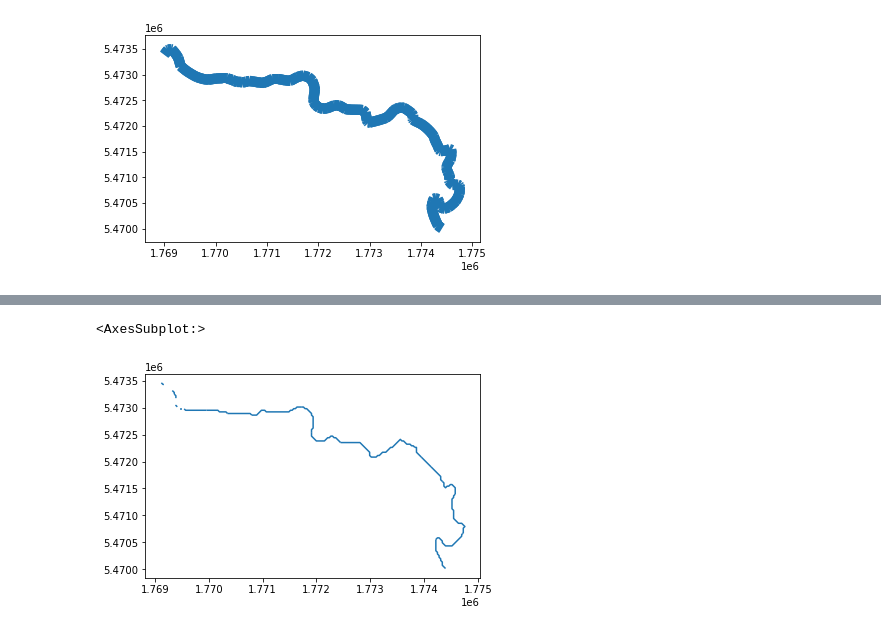
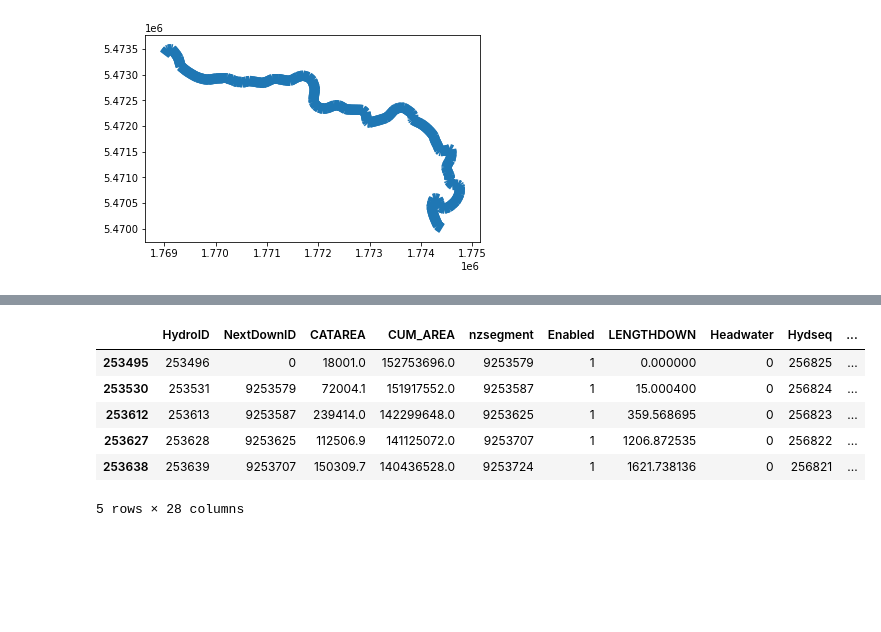
Before and after one commit to rosepearson/Hydrologic-DEMs-scripts, a Jupyter notebook: jupyter_notebooks/Extract river channel shapes.ipynb, the cells around one changed output, grey strips where cells are left out. Drawn from its saved outputs; the diff is of its cells as text; code cells hidden in the pictures; blank space fills up the shorter version.

```diff
--- a/jupyter_notebooks/Extract river channel shapes.ipynb
+++ b/jupyter_notebooks/Extract river channel shapes.ipynb
@@ -14,9 +14,9 @@ display(HTML("<style>.container { width:100% !important; }</style>"))
 Load in files - note using REC2.4 only because Ude used this when deriving population and slope over catchment patches. In future we should be using REC2.5
 # %%
 base_path = pathlib.Path(r"C:\Users\pearsonra\Documents\data\river_bathemetry")
-rec2 = geopandas.read_file(r"C:\Users\pearsonra\Documents\data\river_bathemetry\rec_domains\rec2_rivers.shp")
+rec2 = geopandas.read_file(r"C:\Users\pearsonra\Documents\data\river_bathemetry\rec_domains\rec2_4\rec2_rivers.shp")
 #dn3 = geopandas.read_file(r"")
-domains = geopandas.read_file(r"C:\Users\pearsonra\Documents\data\river_bathemetry\rec_domains\super_domains_sort_traces.gpkg")
+domains = geopandas.read_file(r"C:\Users\pearsonra\Documents\data\river_bathemetry\rec_domains\rec2_4\super_domains_sort_traces.gpkg")
 waikanae_lower_catchment = geopandas.read_file(
     r"C:\Users\pearsonra\Documents\data\river_bathemetry\waikanae\small_waikanae.shp")
 westport_catchment = geopandas.read_file(
@@ -482,5 +477,10 @@ flat_waikanae_river_area.loc[[254357, 254240]].plot()
 # %%
-flat_waikanae_river_area.plot()
+flat_waikanae_river_area.head()
 # %% [output]
+|  | HydroID | NextDownID | CATAREA | CUM_AREA | nzsegment | Enabled | LENGTHDOWN | Headwater | Hydseq | ... |
+| 253495 | 253496 | 0 | 18001.0 | 152753696.0 | 9253579 | 1 | 0.000000 | 0 | 256825 | ... |
+| 253530 | 253531 | 9253579 | 72004.1 | 151917552.0 | 9253587 | 1 | 15.000400 | 0 | 256824 | ... |
+| 253612 | 253613 | 9253587 | 239414.0 | 142299648.0 | 9253625 | 1 | 359.568695 | 0 | 256823 | ... |
+| 253627 | 253628 | 9253625 | 112506.9 | 141125072.0 | 9253707 | 1 | 1206.872535 | 0 | 256822 | ... |
+| 253638 | 253639 | 9253707 | 150309.7 | 140436528.0 | 9253724 | 1 | 1621.738136 | 0 | 256821 | ... |
-<AxesSubplot:>
+5 rows × 28 columns
-[figure, removed]
```
Also changed, not shown: parts of 1 cell of this notebook.
